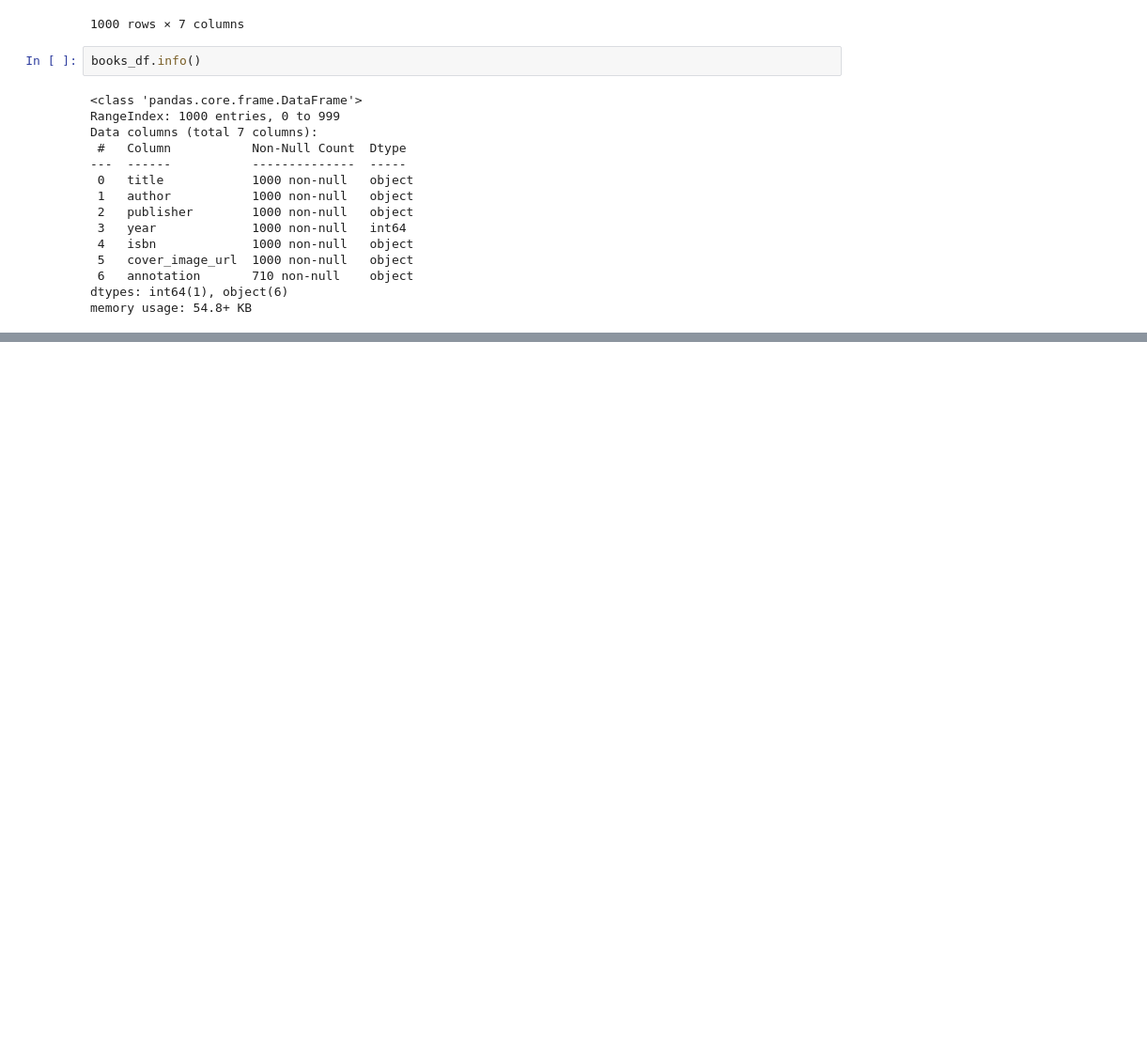
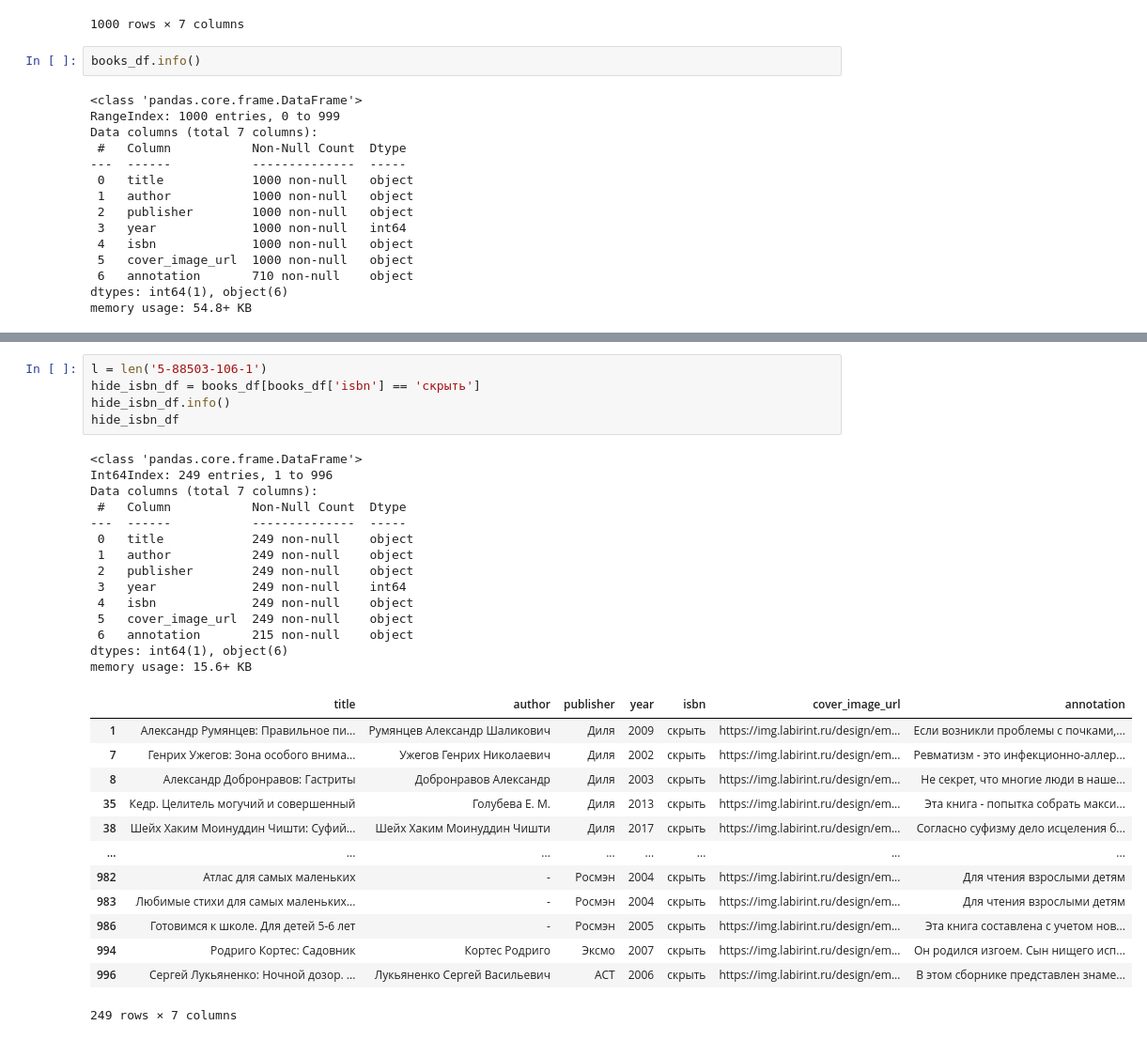
Before and after one commit to Books-space/research, a Jupyter notebook: parse_results_study.ipynb, the cells around one changed output, grey strips where cells are left out. Shown at 94% size. Cells and saved outputs as stored; diff of their text form; blank space fills up the shorter version.

```diff
--- a/parse_results_study.ipynb
+++ b/parse_results_study.ipynb
@@ -54,0 +102,33 @@ empty_author
+# %%
+l = len('5-88503-106-1')
+hide_isbn_df = books_df[books_df['isbn'] == 'скрыть']
+hide_isbn_df.info()
+hide_isbn_df
+# %% [output]
+<class 'pandas.core.frame.DataFrame'>
+Int64Index: 249 entries, 1 to 996
+Data columns (total 7 columns):
+ #   Column           Non-Null Count  Dtype
+---  ------           --------------  -----
+ 0   title            249 non-null    object
+ 1   author           249 non-null    object
+ 2   publisher        249 non-null    object
+ 3   year             249 non-null    int64
+ 4   isbn             249 non-null    object
+ 5   cover_image_url  249 non-null    object
+ 6   annotation       215 non-null    object
+dtypes: int64(1), object(6)
+memory usage: 15.6+ KB
+|  | title | author | publisher | year | isbn | cover_image_url | annotation |
+| 1 | Александр Румянцев: Правильное пи... | Румянцев Александр Шаликович | Диля | 2009 | скрыть | https://img.labirint.ru/design/em... | Если возникли проблемы с почками,... |
+| 7 | Генрих Ужегов: Зона особого внима... | Ужегов Генрих Николаевич | Диля | 2002 | скрыть | https://img.labirint.ru/design/em... | Ревматизм - это инфекционно-аллер... |
+| 8 | Александр Добронравов: Гастриты | Добронравов Александр | Диля | 2003 | скрыть | https://img.labirint.ru/design/em... | Не секрет, что многие люди в наше... |
+| 35 | Кедр. Целитель могучий и совершенный | Голубева Е. М. | Диля | 2013 | скрыть | https://img.labirint.ru/design/em... | Эта книга - попытка собрать макси... |
+| 38 | Шейх Хаким Моинуддин Чишти: Суфий... | Шейх Хаким Моинуддин Чишти | Диля | 2017 | скрыть | https://img.labirint.ru/design/em... | Согласно суфизму дело исцеления б... |
+| ... | ... | ... | ... | ... | ... | ... | ... |
+| 982 | Атлас для самых маленьких | - | Росмэн | 2004 | скрыть | https://img.labirint.ru/design/em... | Для чтения взрослыми детям |
+| 983 | Любимые стихи для самых маленьких... | - | Росмэн | 2004 | скрыть | https://img.labirint.ru/design/em... | Для чтения взрослыми детям |
+| 986 | Готовимся к школе. Для детей 5-6 лет | - | Росмэн | 2005 | скрыть | https://img.labirint.ru/design/em... | Эта книга составлена с учетом нов... |
+| 994 | Родриго Кортес: Садовник | Кортес Родриго | Эксмо | 2007 | скрыть | https://img.labirint.ru/design/em... | Он родился изгоем. Сын нищего исп... |
+| 996 | Сергей Лукьяненко: Ночной дозор. ... | Лукьяненко Сергей Васильевич | АСТ | 2006 | скрыть | https://img.labirint.ru/design/em... | В этом сборнике представлен знаме... |
+249 rows × 7 columns
```
Also changed, not shown: parts of 10 cells of this notebook.
